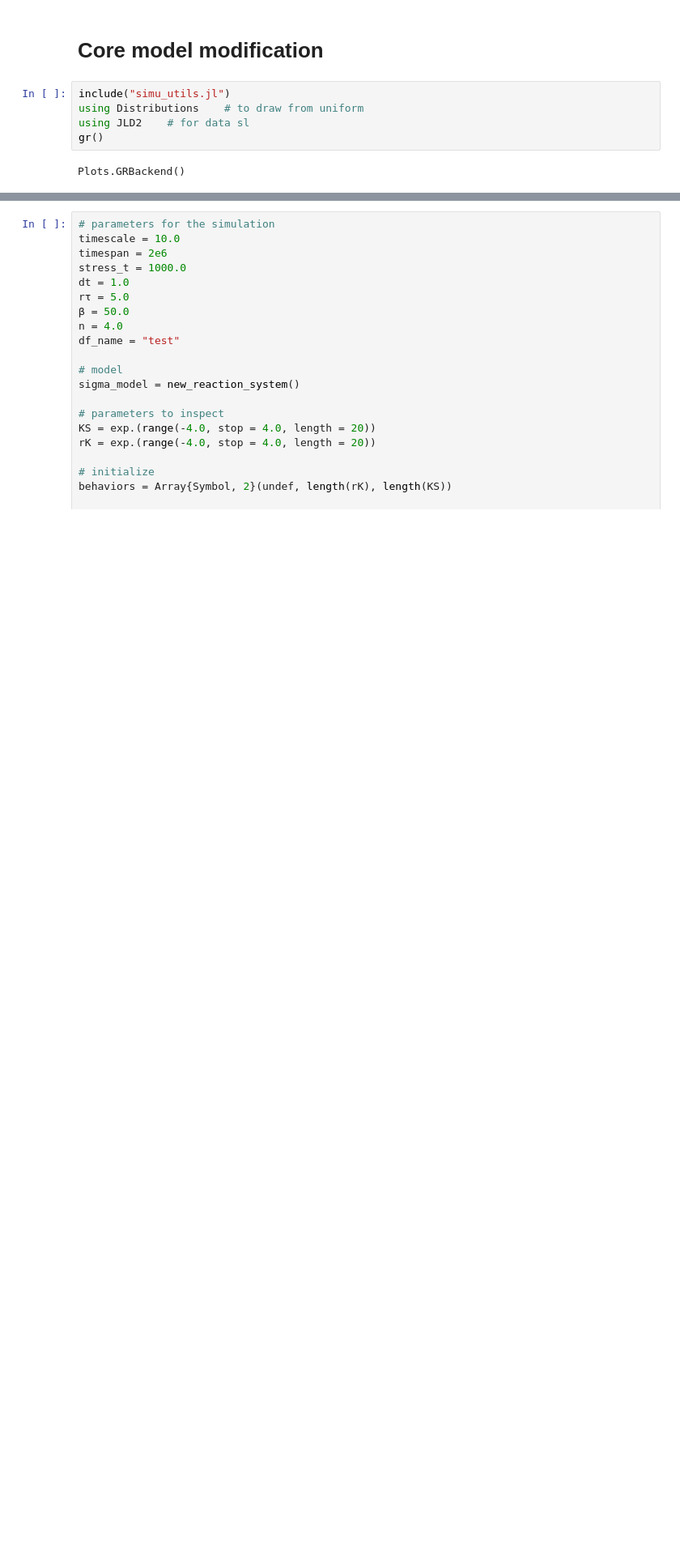
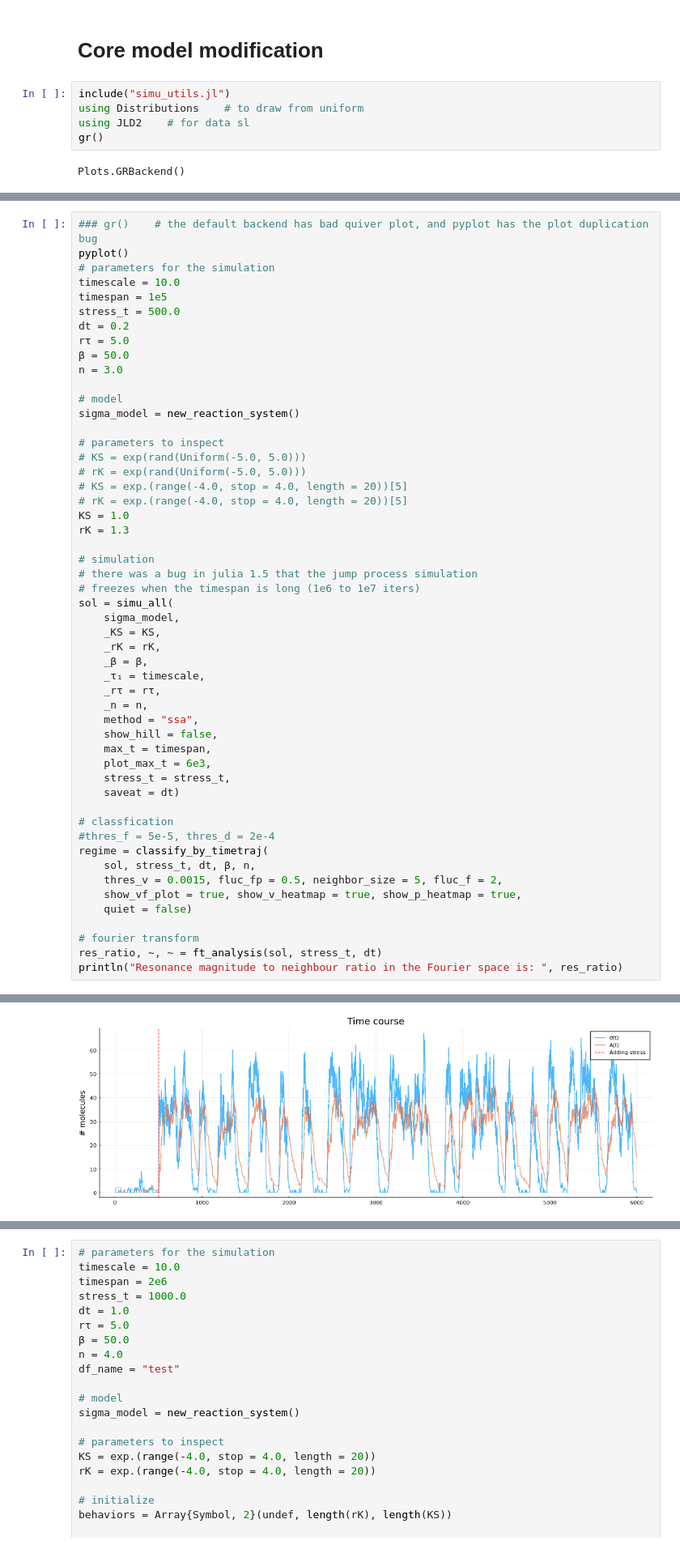
Before and after one commit to yuja-liu/sigma_factor, a Jupyter notebook: 3_modifying_core_model.ipynb, the cells around one changed output, grey strips where cells are left out. Shown at 81% size. Saved outputs shown, nothing was run; the diff lists cells and outputs as text; blank space fills up the shorter version.

```diff
--- a/3_modifying_core_model.ipynb
+++ b/3_modifying_core_model.ipynb
@@ -90,0 +31,53 @@ Resonance magnitude to neighbour ratio in the Fourier space is: 107.717318370219
+# %%
+### gr()    # the default backend has bad quiver plot, and pyplot has the plot duplication bug
+pyplot()
+# parameters for the simulation
+timescale = 10.0
+timespan = 1e5
+stress_t = 500.0
+dt = 0.2
+rτ = 5.0
+β = 50.0
+n = 3.0
+
+# model
+sigma_model = new_reaction_system()
+
+# parameters to inspect
+# KS = exp(rand(Uniform(-5.0, 5.0)))
+# rK = exp(rand(Uniform(-5.0, 5.0)))
+# KS = exp.(range(-4.0, stop = 4.0, length = 20))[5]
+# rK = exp.(range(-4.0, stop = 4.0, length = 20))[5]
+KS = 1.0
+rK = 1.3
+
+# simulation
+# there was a bug in julia 1.5 that the jump process simulation
+# freezes when the timespan is long (1e6 to 1e7 iters)
+sol = simu_all(
+    sigma_model,
+    _KS = KS,
+    _rK = rK,
+    _β = β,
+    _τ₁ = timescale,
+    _rτ = rτ,
+    _n = n,
+    method = "ssa",
+    show_hill = false,
+    max_t = timespan,
+    plot_max_t = 6e3,
+    stress_t = stress_t,
+    saveat = dt)
+
+# classfication
+#thres_f = 5e-5, thres_d = 2e-4
+regime = classify_by_timetraj(
+    sol, stress_t, dt, β, n,
+    thres_v = 0.0015, fluc_fp = 0.5, neighbor_size = 5, fluc_f = 2,
+    show_vf_plot = true, show_v_heatmap = true, show_p_heatmap = true,
+    quiet = false)
+
+# fourier transform
+res_ratio, ~, ~ = ft_analysis(sol, stress_t, dt)
+println("Resonance magnitude to neighbour ratio in the Fourier space is: ", res_ratio)
+# %% [output]
@@ -90,0 +85 @@ Resonance magnitude to neighbour ratio in the Fourier space is: 107.717318370219
+[figure, added]
```
Also changed, not shown: parts of 4 cells of this notebook, 12 other files.
